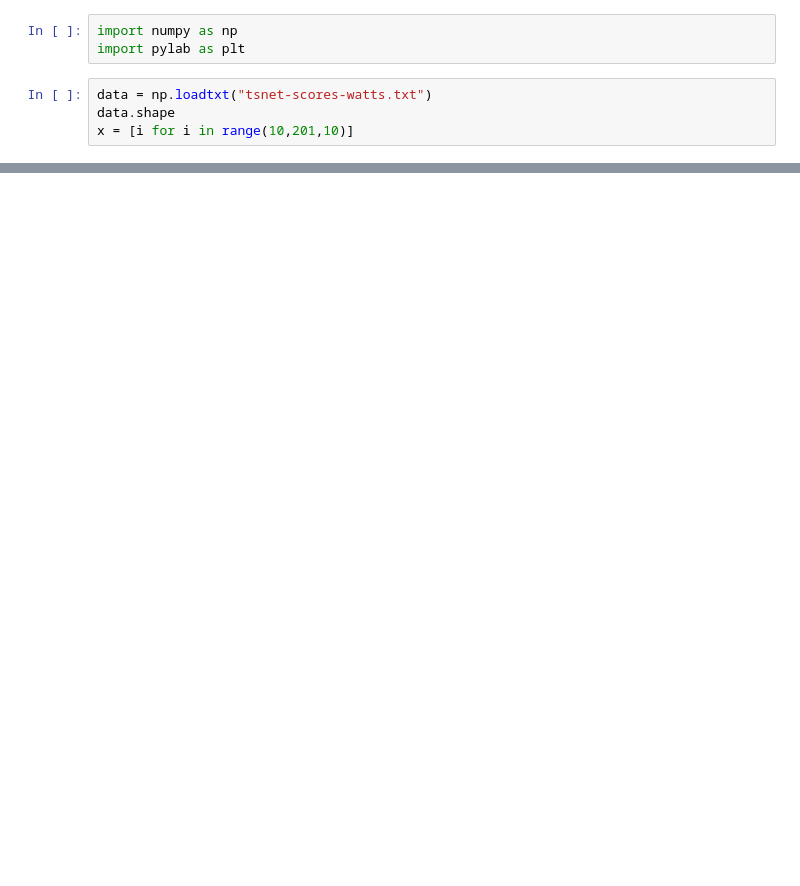
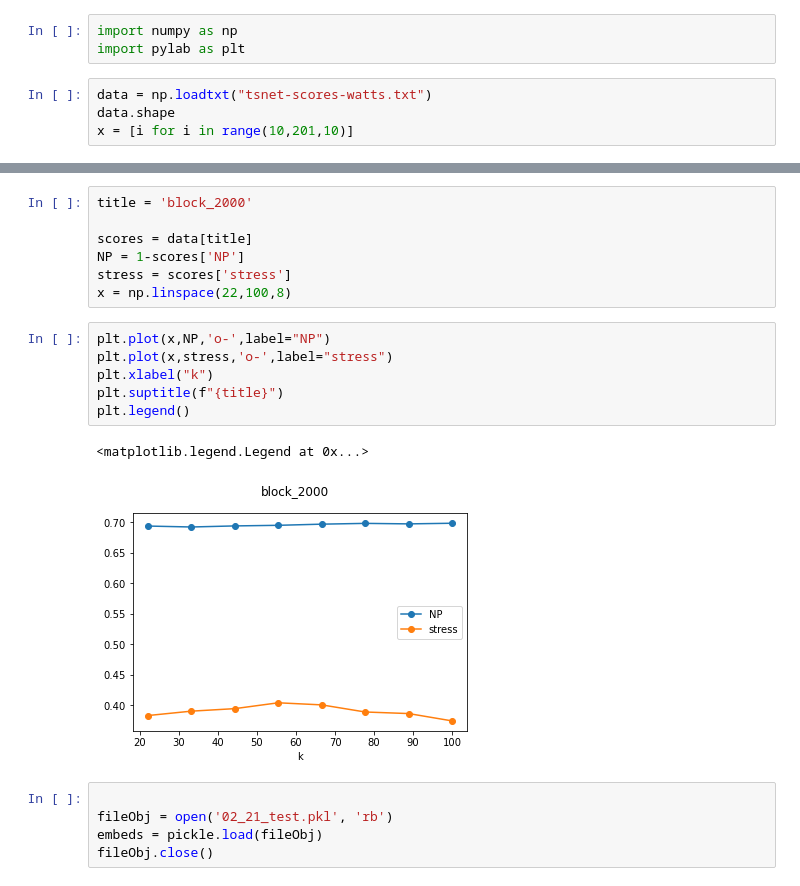
Before and after one commit to JacobLMiller/knn_mds, a Jupyter notebook: viz.ipynb, the cells around one changed output, grey strips where cells are left out. Cells and saved outputs as stored; diff of their text form; blank space fills up the shorter version.

```diff
--- a/viz.ipynb
+++ b/viz.ipynb
@@ -42,0 +78,21 @@ plt.savefig("figures/perp-test-block.png")
+# %%
+title = 'block_2000'
+
+scores = data[title]
+NP = 1-scores['NP']
+stress = scores['stress']
+x = np.linspace(22,100,8)
+# %%
+plt.plot(x,NP,'o-',label="NP")
+plt.plot(x,stress,'o-',label="stress")
+plt.xlabel("k")
+plt.suptitle(f"{title}")
+plt.legend()
+# %% [output]
+<matplotlib.legend.Legend at 0x...>
+[figure, added]
+# %%
+
+fileObj = open('02_21_test.pkl', 'rb')
+embeds = pickle.load(fileObj)
+fileObj.close()
```
Also changed, not shown: parts of 10 cells of this notebook, 3 other files.
